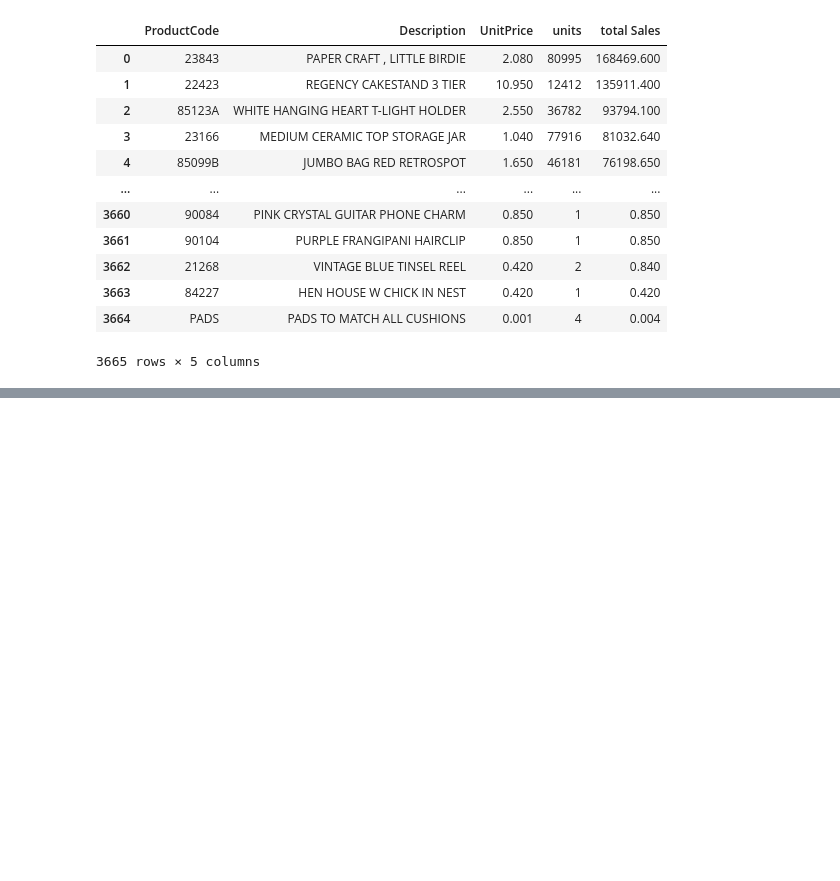
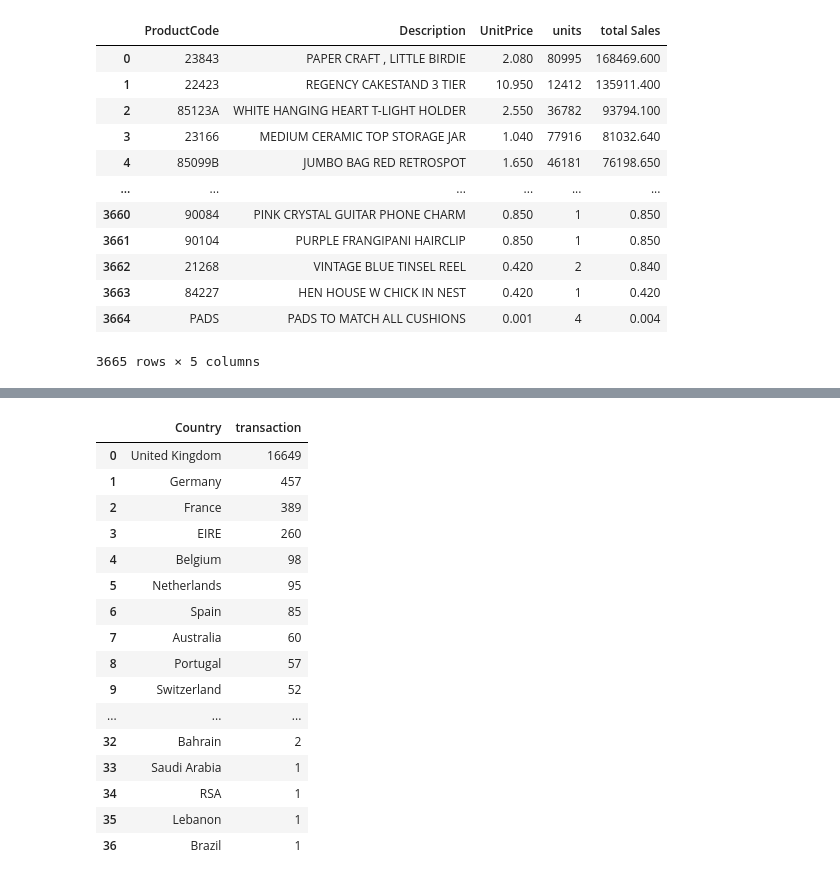
Before and after one commit to Dandata0101/MBS-projects, a Jupyter notebook: workspace_class.ipynb, the cells around one changed output, grey strips where cells are left out. Cells and saved outputs as stored; diff of their text form; code cells hidden in the pictures; blank space fills up the shorter version.

```diff
--- a/workspace_class.ipynb
+++ b/workspace_class.ipynb
@@ -1333,0 +1384,20 @@ dfecomQ3
+# %%
+dfecomQ5
+# %% [output]
+|  | Country | transaction |
+| 0 | United Kingdom | 16649 |
+| 1 | Germany | 457 |
+| 2 | France | 389 |
+| 3 | EIRE | 260 |
+| 4 | Belgium | 98 |
+| 5 | Netherlands | 95 |
+| 6 | Spain | 85 |
+| 7 | Australia | 60 |
+| 8 | Portugal | 57 |
+| 9 | Switzerland | 52 |
+| ... | ... | ... |
+| 32 | Bahrain | 2 |
+| 33 | Saudi Arabia | 1 |
+| 34 | RSA | 1 |
+| 35 | Lebanon | 1 |
+| 36 | Brazil | 1 |
```
Also changed, not shown: parts of 3 cells of this notebook.
